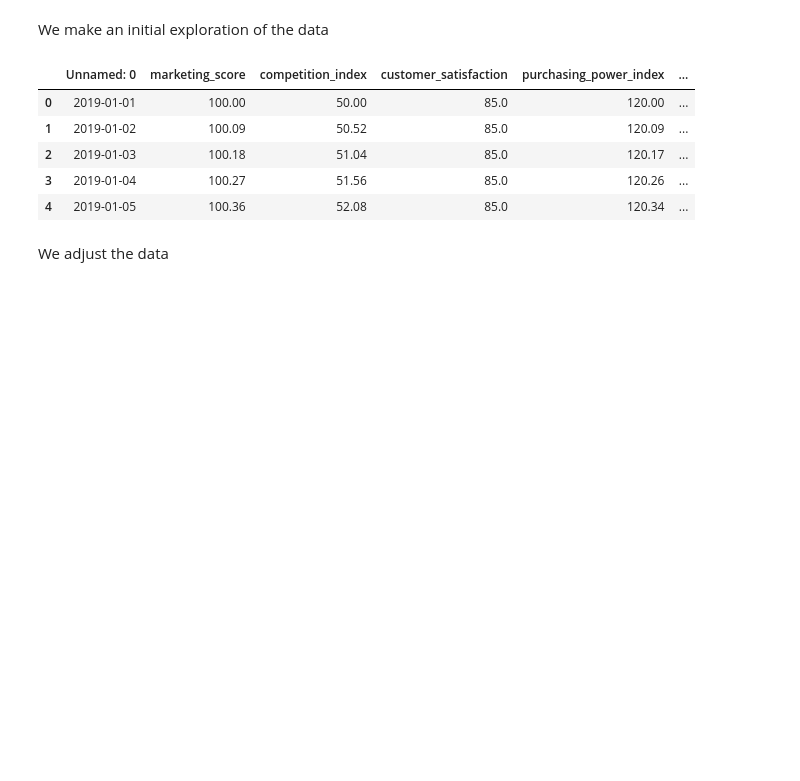
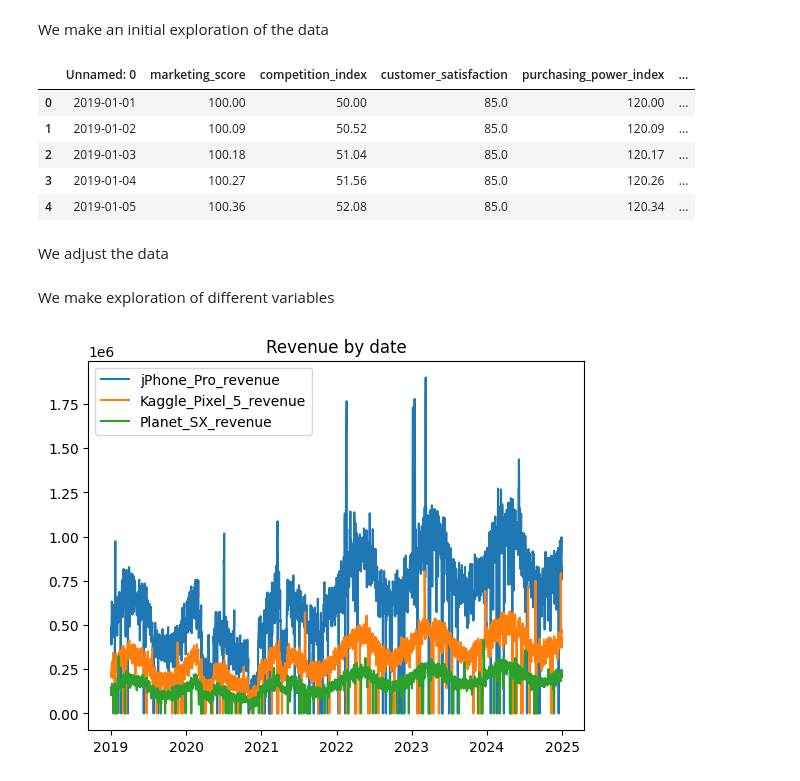
Before and after one commit to jsilvalavin/orange_test_stage, a Jupyter notebook: notebooks/exploration.ipynb, the cells around one changed output. Cells and saved outputs as stored; diff of their text form; code cells hidden in the pictures; blank space fills up the shorter version.

```diff
--- a/notebooks/exploration.ipynb
+++ b/notebooks/exploration.ipynb
@@ -20,8 +20,28 @@ We adjust the data
 # rename first column to 'date'
 df.rename(columns={'Unnamed: 0': 'date'}, inplace=True)
 
-# replace NaN values with 0
-df.fillna(0, inplace=True)
-
 # convert date to datetime
 df['date'] = pd.to_datetime(df['date'])
+
+# for ease of use
+jhone = 'jPhone_Pro_revenue'
+kaggle = 'Kaggle_Pixel_5_revenue'
+planet = 'Planet_SX_revenue'
+
+# remove nan errors
+df['tech_event'] = df['tech_event'].fillna('')
+# %% [markdown]
+We make exploration of different variables
+# %%
+# time
+df_by_date = df.groupby('date').sum()
+dates = df_by_date.index
+
+# plot
+plt.plot(dates, df_by_date[jhone], label=jhone)
+plt.plot(dates, df_by_date[kaggle], label=kaggle)
+plt.plot(dates, df_by_date[planet], label=planet)
+plt.legend()
+plt.title('Revenue by date');
+# %% [output]
+[figure, added]
```
Also changed, not shown: parts of 1 cell of this notebook.
